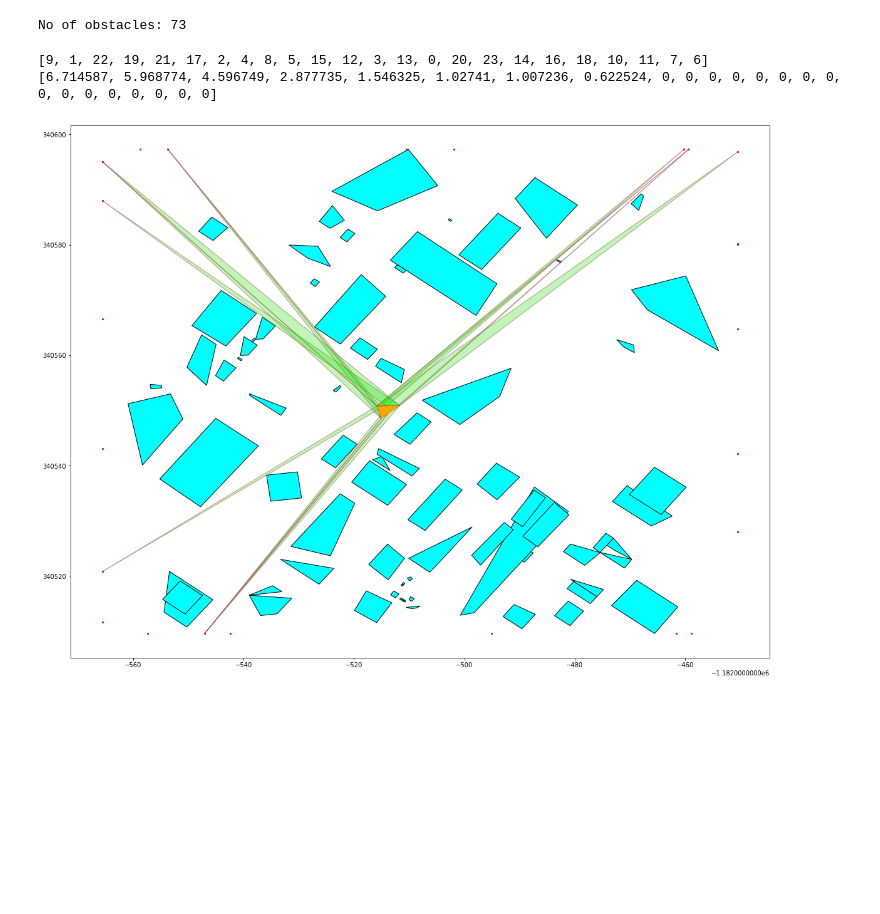
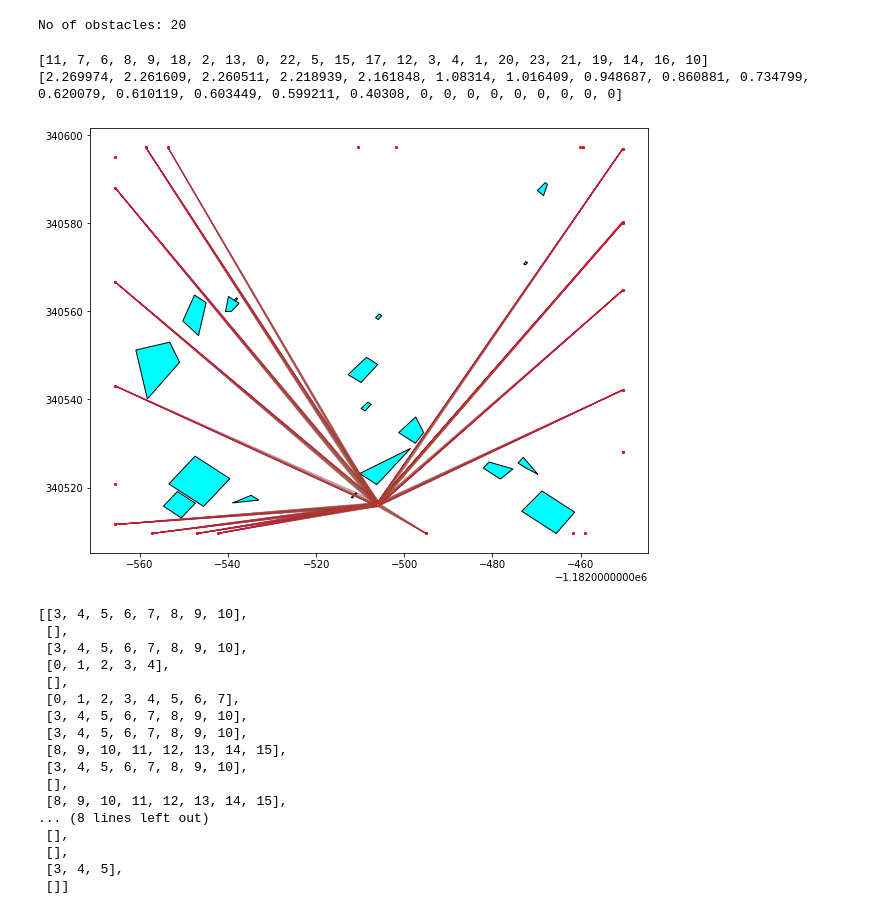
Before and after one commit to ab1nash/multi-location-visibility, a Jupyter notebook: pbf.ipynb, the cells around one changed output. Cells and saved outputs as stored; diff of their text form; code cells hidden in the pictures; blank space fills up the shorter version.

```diff
--- a/pbf.ipynb
+++ b/pbf.ipynb
@@ -36,12 +38,14 @@ def divideTarget(Target, numPortions):
         sideLen = np.sqrt( (tvx[i][0]-tvx[i+1][0])**2 + (tvx[i][1]-tvx[i+1][1])**2 )
         # print(sideLen)
         pN = sideLen / pLen
-        pN = (int)(pN+0.5)
+        pN = max((int)(pN+0.5),1)
         xPL = (tvx[i][0]-tvx[i+1][0])/pN
         yPL = (tvx[i][1]-tvx[i+1][1])/pN
         # print(xPL,yPL)
         for pn in range(pN):
             portions.append(Segment2(Point2(tvx[i][0]-pn*xPL,tvx[i][1]-pn*yPL), Point2(tvx[i][0]-(pn+1)*xPL,tvx[i][1]-(pn+1)*yPL)))
+            # portions.append(LineString([(tvx[i][0]-pn*xPL,tvx[i][1]-pn*yPL), (tvx[i][0]-(pn+1)*xPL,tvx[i][1]-(pn+1)*yPL)]))
+
 
     return portions
 # %%
@@ -79,13 +83,9 @@ gdf.drop(gdf[gdf['geometry'].type == 'Point'].index.values, inplace=True)
 # envelope : convert to rectangles, simplify: reduce edges (also see shapely/geopandas docs)
 simple = gdf['geometry'].convex_hull # REMOVING HOLES
 simple = simple.simplify(0.5) # EDGE REDUCTION
-
-# simple = gdf['geometry'].envelope # RECTANGLE APPROXIMATION ORIENTED WITH THE AXES
 gdf['geometry'] = simple
-
-# gdf = gdf.set_crs("EPSG:3035", allow_override=True)
 gdf['centroid'] = gdf.centroid
 
-gdf = gdf.sample(frac=0.7)
+gdf = gdf.sample(frac=0.2)
 print(gdf.shape)
 # %% [output]
@@ -126,4 +123,11 @@ for bounds in targetBuilder:
 #     arr.insert(bounds)
+# %%
+number_of_portions = 16
+portionsTarget = divideTarget(scaledTarget, number_of_portions)
+# print(portionsTarget)
+
+for bounds in portionsTarget:
+    arr.insert(bounds)
 # %%
 for he in arr.halfedges:
     draw.draw(he.curve())
@@ -137,13 +141,15 @@ for rtn in gdf.sindex.leaves():
 
 print('No of obstacles:', len(treeNodes))
 # %% [output]
-No of obstacles: 73
+No of obstacles: 20
 # %%
-ans, ans_vis, ans_vrPoly, vrPolygons, vrSets = QDkAlgo(targetBuilder,outer, qpGdf, len(qpGdf.index), gdf,Boundary)
+ans, ans_vis, ans_vrPoly, vrPolygons, vrSets = QDkAlgo(portionsTarget,outer, qpGdf, len(qpGdf.index), gdf,Boundary, treeNodes)
 print(list(ans))
 print(list(ans_vis))
+# This method might not be good for plotting when number of portions is high.
+# At such instances, run using targetBuilder as argument 1
 plotFinal(scaledTarget,gdf.sindex,gdf,qpGdf,vrPolygons,ans_vrPoly,ans)
 # %% [output]
-[9, 1, 22, 19, 21, 17, 2, 4, 8, 5, 15, 12, 3, 13, 0, 20, 23, 14, 16, 18, 10, 11, 7, 6]
-[6.714587, 5.968774, 4.596749, 2.877735, 1.546325, 1.02741, 1.007236, 0.622524, 0, 0, 0, 0, 0, 0, 0, 0, 0, 0, 0, 0, 0, 0, 0, 0]
+[11, 7, 6, 8, 9, 18, 2, 13, 0, 22, 5, 15, 17, 12, 3, 4, 1, 20, 23, 21, 19, 14, 16, 10]
+[2.269974, 2.261609, 2.260511, 2.218939, 2.161848, 1.08314, 1.016409, 0.948687, 0.860881, 0.734799, 0.620079, 0.610119, 0.603449, 0.599211, 0.40308, 0, 0, 0, 0, 0, 0, 0, 0, 0]
-[figure, old version]
+[figure, new version]
@@ -150 +190,21 @@ plotFinal(scaledTarget,gdf.sindex,gdf,qpGdf,vrPolygons,ans_vrPoly,ans)
+# %%
+pList
+# %% [output]
+[[3, 4, 5, 6, 7, 8, 9, 10],
+ [],
+ [3, 4, 5, 6, 7, 8, 9, 10],
+ [0, 1, 2, 3, 4],
+ [],
+ [0, 1, 2, 3, 4, 5, 6, 7],
+ [3, 4, 5, 6, 7, 8, 9, 10],
+ [3, 4, 5, 6, 7, 8, 9, 10],
+ [8, 9, 10, 11, 12, 13, 14, 15],
+ [3, 4, 5, 6, 7, 8, 9, 10],
+ [],
+ [8, 9, 10, 11, 12, 13, 14, 15],
+... (8 lines left out)
+ [],
+ [],
+ [3, 4, 5],
+ []]
 # %%
```
Also changed, not shown: parts of 22 cells of this notebook, 3 other files.
